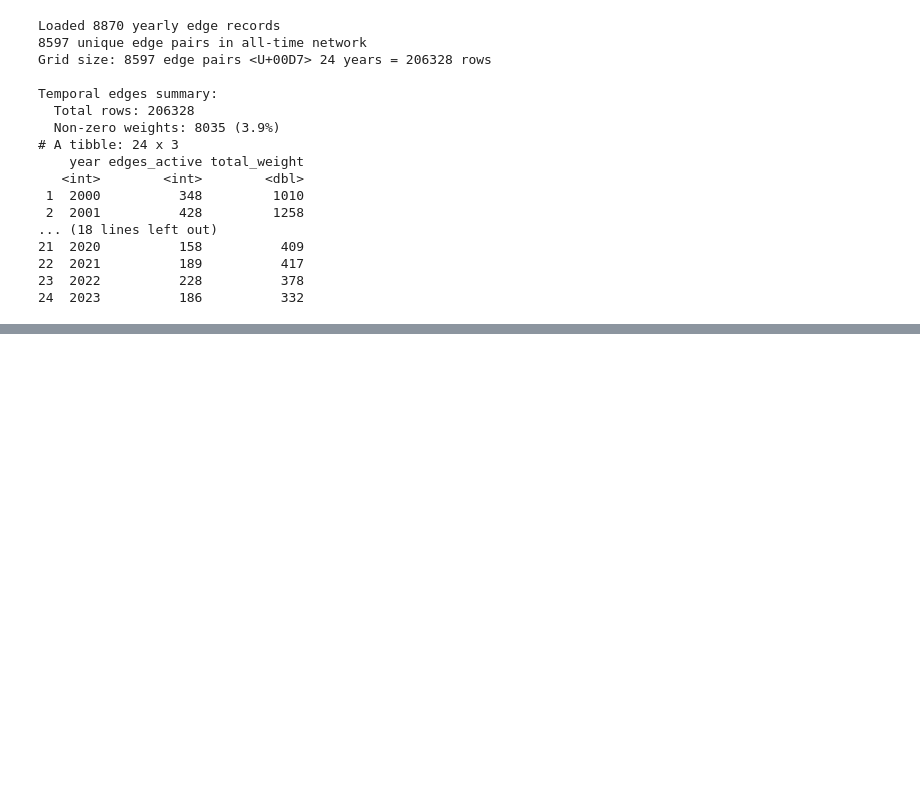
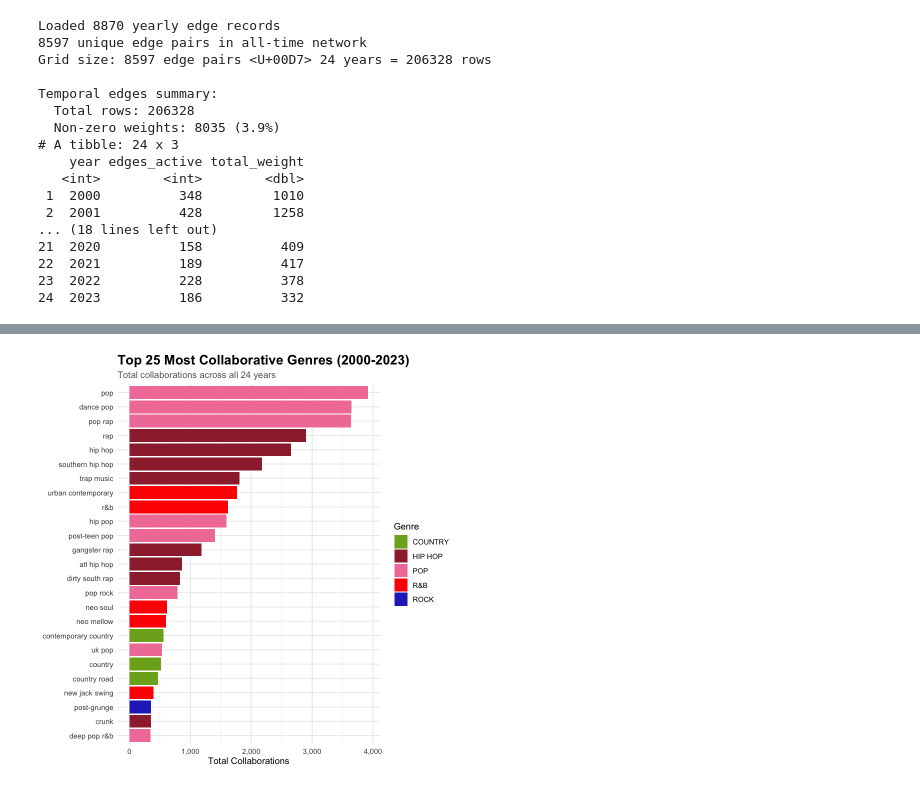
Before and after one commit to klorine28/datasci-vis, a Jupyter notebook: analysis and vizualisation/analysis/genre_analysis.ipynb, the cells around one changed output, grey strips where cells are left out. Drawn from its saved outputs; the diff is of its cells as text; code cells hidden in the pictures; blank space fills up the shorter version.

```diff
--- a/analysis and vizualisation/analysis/genre_analysis.ipynb
+++ b/analysis and vizualisation/analysis/genre_analysis.ipynb
@@ -618,0 +719,16 @@ Exported: genre_network_nodes_gephi.csv
+# %%
+# Top 25 overall
+top25_overall <- genre_totals %>% head(25)
+
+p_top25 <- ggplot(top25_overall, aes(x = reorder(genre, total_collaborations), y = total_collaborations, fill = macro_genre)) +
+  geom_col() + coord_flip() +
+  scale_fill_manual(values = macro_genre_colors, name = "Genre") +
+  scale_y_continuous(labels = scales::comma) +
+  labs(title = "Top 25 Most Collaborative Genres (2000-2023)", subtitle = "Total collaborations across all 24 years", x = NULL, y = "Total Collaborations") +
+  theme_minimal() + theme(plot.title = element_text(hjust = 0, size = 16, face = "bold"),
+    plot.subtitle = element_text(hjust = 0, size = 11, color = "gray40"), legend.position = "right")
+
+ggsave('../../outputs/genre_network/top_25_collaborative_genres.png', p_top25, width = 14, height = 12, dpi = 300, bg = 'white')
+print(p_top25)
+# %% [output]
+[figure, added]
```
Also changed, not shown: parts of 12 cells of this notebook, 30 other files.
